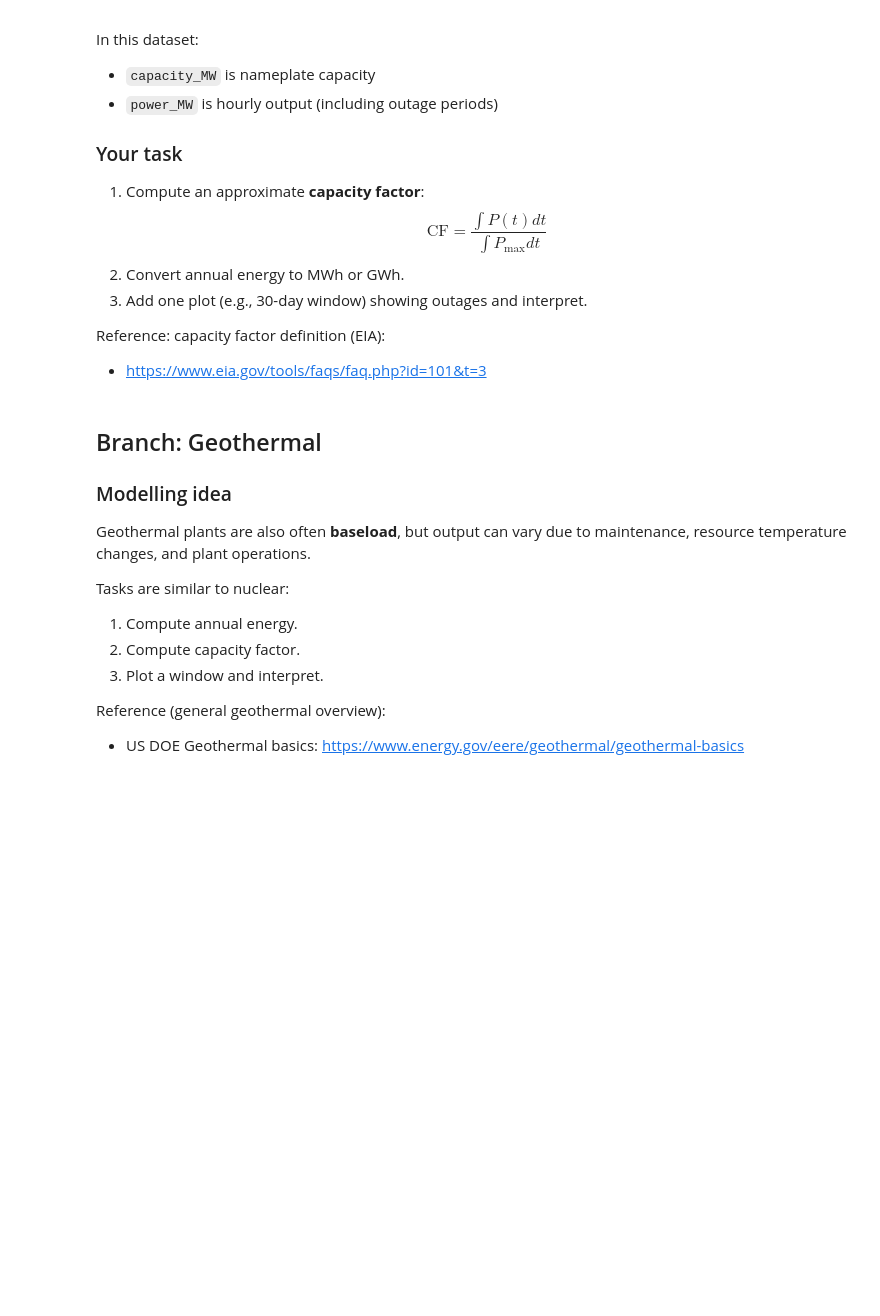
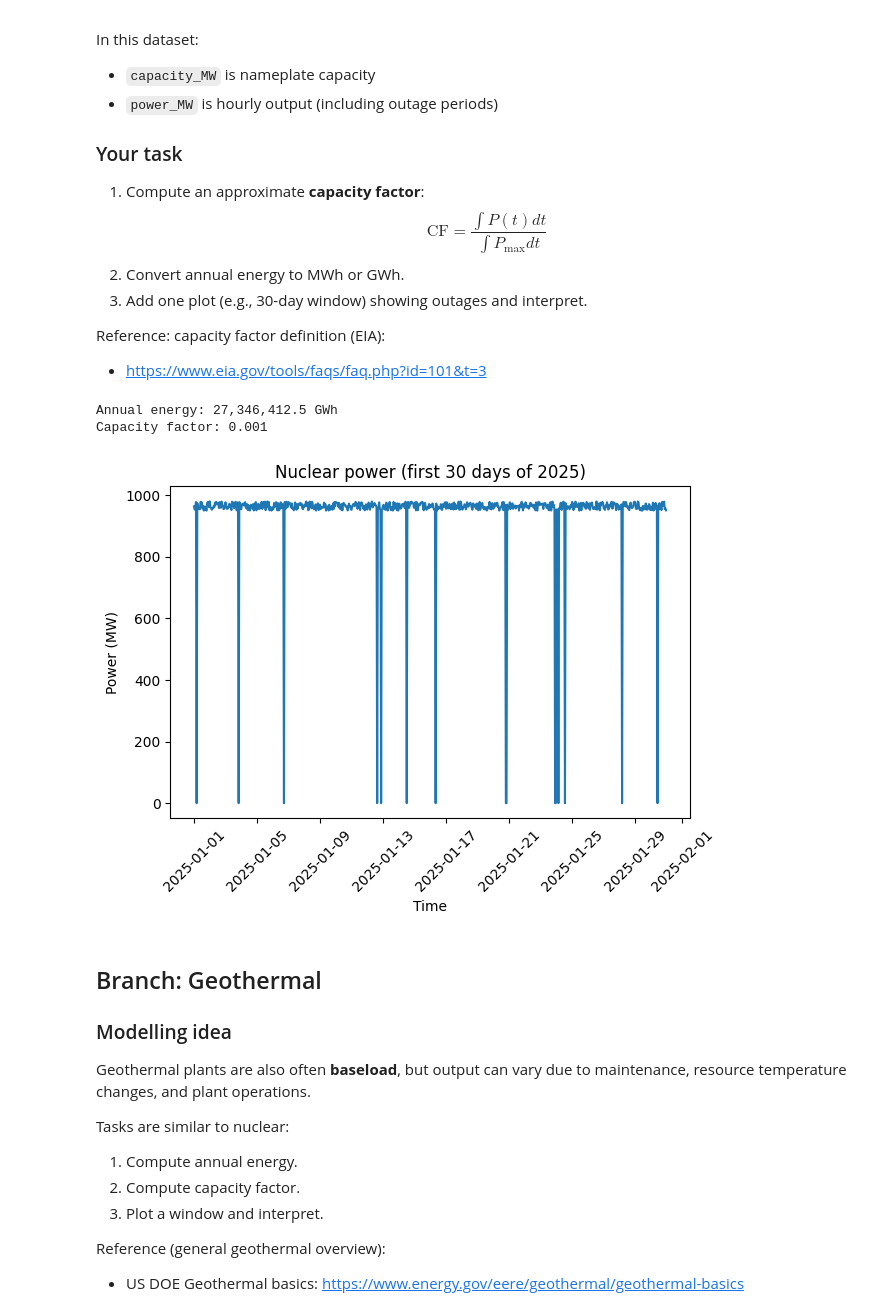
Before and after one commit to DanielCao-7/RP3-Group-7, a Jupyter notebook: RP3_math_notebook_package/RP3_math_notebook_package/RP3_Math_Energy_Notebook_HANDOUT_v3.ipynb, the cells around one changed output. Drawn from its saved outputs; the diff is of its cells as text; code cells hidden in the pictures; blank space fills up the shorter version.

```diff
--- a/RP3_math_notebook_package/RP3_math_notebook_package/RP3_Math_Energy_Notebook_HANDOUT_v3.ipynb
+++ b/RP3_math_notebook_package/RP3_math_notebook_package/RP3_Math_Energy_Notebook_HANDOUT_v3.ipynb
@@ -114,8 +114,13 @@ Implement this below using a loop:
 # %%
 def trapz_integral(y: np.ndarray, dt: float) -> float: #y is what you are integrating, dt is the spacing
     """Approximate integral of y(t) dt using trapezoid rule for evenly-spaced samples."""
-    # YOUR CODE HERE
-    return "This function needs to be implemented"
+
+    total = y[0]/2 + y[len(y)-1]/2      #handle edge points first
+    for t in range(1,len(y)-1):         #totals everything else
+        total += y[t]
+
+    result = dt*total           #calculate end result
+    return result
 
 # quick demo on a known function: integral of sin from 0 to pi is 2
 # We can test this against numpy's built-in trapezoid rule implementation
@@ -439,26 +473,34 @@ $$
 Reference: capacity factor definition (EIA):
 - https://www.eia.gov/tools/faqs/faq.php?id=101&t=3
 # %%
+df = load_data_for_tech(TECH)
+
 if TECH == "Nuclear Fission":
     df_n = df.copy()
     P = df_n["power_MW"].to_numpy()
     Pmax = df_n["capacity_MW"].to_numpy() # maximum possible power
     # dt is 1 hour
-    E_MWh = np.nan # TODO: compute annual energy in MWh using trapz_integral on P with dt=3600 seconds
+    E_MWh = trapz_integral(P, 3600) # TODO: compute annual energy in MWh using trapz_integral on P with dt=3600 seconds
+
     E_GWh = E_MWh / 1000.0 # convert to GWh
-    CF = np.nan # TODO: compute capacity factor using E_MWh and the integral of Pmax
+    CF = E_GWh / trapz_integral(Pmax,3600) # TODO: compute capacity factor using E_MWh and the integral of Pmax
+
     print(f"Annual energy: {E_GWh:,.1f} GWh")
     print(f"Capacity factor: {CF:.3f}")
 
     window = df_n.iloc[0:24*30].copy()
     plt.figure()
     plt.plot(window["time"], window["power_MW"])
     plt.title("Nuclear power (first 30 days of 2025)")
     plt.xlabel("Time")
     plt.ylabel("Power (MW)")
     plt.xticks(rotation=45)
     plt.tight_layout()
     plt.show()
+# %% [output]
+Annual energy: 27,346,412.5 GWh
+Capacity factor: 0.001
+[figure, added]
 # %% [markdown]
 ## Branch: Geothermal
 
```
Also changed, not shown: parts of 13 cells of this notebook.
